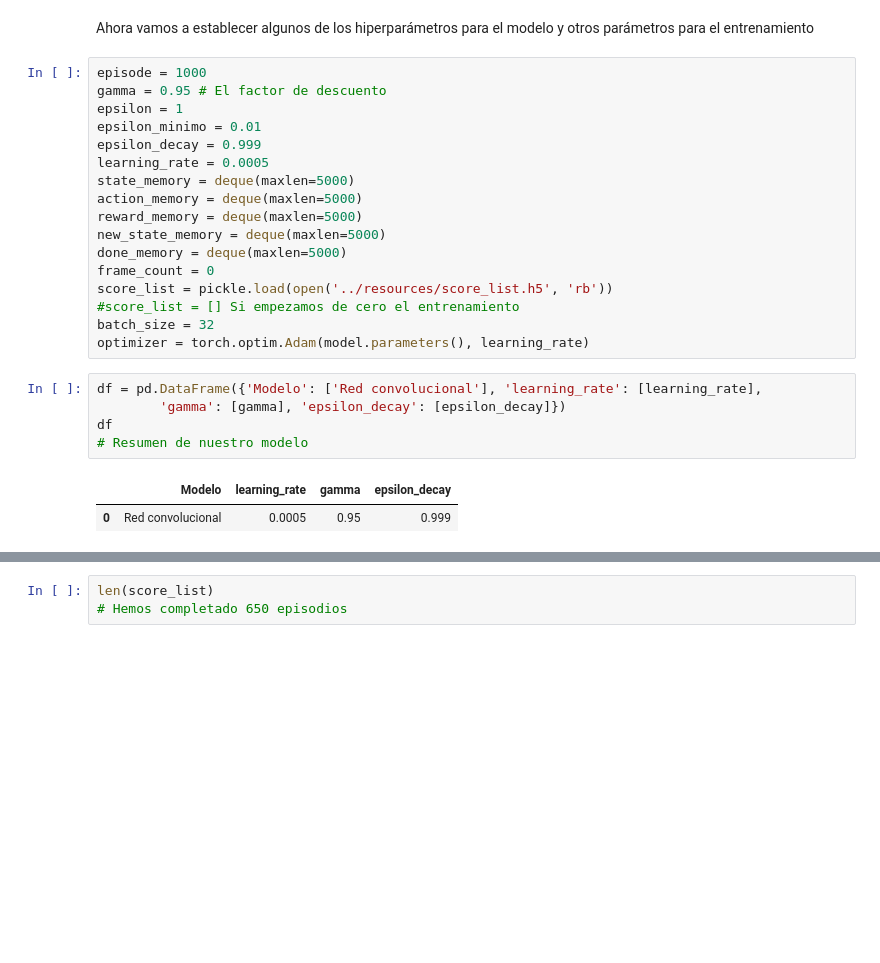
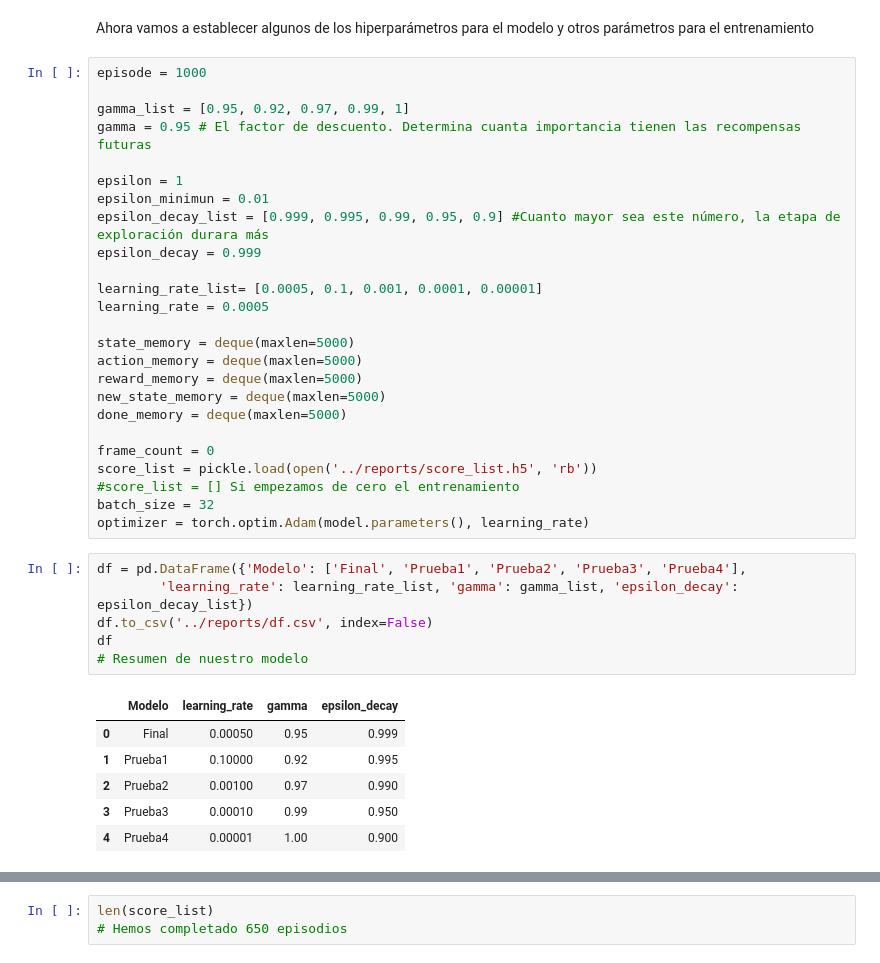
Before and after one commit to JoseKuru/proyecto_supermario_dqlearning, a Jupyter notebook: src/main.ipynb, the cells around one changed output, grey strips where cells are left out. Drawn from its saved outputs; the diff is of its cells as text; blank space fills up the shorter version.

```diff
--- a/src/main.ipynb
+++ b/src/main.ipynb
@@ -150,26 +154,39 @@ Otro de los conceptos que vamos a utilizar para mejorar nuestro modelo es el mem
 Ahora vamos a establecer algunos de los hiperparámetros para el modelo y otros parámetros para el entrenamiento
 # %%
 episode = 1000
-gamma = 0.95 # El factor de descuento
+
+gamma_list = [0.95, 0.92, 0.97, 0.99, 1]
+gamma = 0.95 # El factor de descuento. Determina cuanta importancia tienen las recompensas futuras
+
 epsilon = 1
-epsilon_minimo = 0.01
+epsilon_minimun = 0.01
+epsilon_decay_list = [0.999, 0.995, 0.99, 0.95, 0.9] #Cuanto mayor sea este número, la etapa de exploración durara más
 epsilon_decay = 0.999
+
+learning_rate_list= [0.0005, 0.1, 0.001, 0.0001, 0.00001]
 learning_rate = 0.0005
+
 state_memory = deque(maxlen=5000)
 action_memory = deque(maxlen=5000)
 reward_memory = deque(maxlen=5000)
 new_state_memory = deque(maxlen=5000)
 done_memory = deque(maxlen=5000)
+
 frame_count = 0
-score_list = pickle.load(open('../resources/score_list.h5', 'rb'))
+score_list = pickle.load(open('../reports/score_list.h5', 'rb'))
 #score_list = [] Si empezamos de cero el entrenamiento
 batch_size = 32
 optimizer = torch.optim.Adam(model.parameters(), learning_rate)
 # %%
-df = pd.DataFrame({'Modelo': ['Red convolucional'], 'learning_rate': [learning_rate],
-        'gamma': [gamma], 'epsilon_decay': [epsilon_decay]})
+df = pd.DataFrame({'Modelo': ['Final', 'Prueba1', 'Prueba2', 'Prueba3', 'Prueba4'],
+        'learning_rate': learning_rate_list, 'gamma': gamma_list, 'epsilon_decay': epsilon_decay_list})
+df.to_csv('../reports/df.csv', index=False)
 df
 # Resumen de nuestro modelo
 # %% [output]
 |  | Modelo | learning_rate | gamma | epsilon_decay |
-| 0 | Red convolucional | 0.0005 | 0.95 | 0.999 |
+| 0 | Final | 0.00050 | 0.95 | 0.999 |
+| 1 | Prueba1 | 0.10000 | 0.92 | 0.995 |
+| 2 | Prueba2 | 0.00100 | 0.97 | 0.990 |
+| 3 | Prueba3 | 0.00010 | 0.99 | 0.950 |
+| 4 | Prueba4 | 0.00001 | 1.00 | 0.900 |
```
Also changed, not shown: parts of 10 cells of this notebook, 31 other files.
